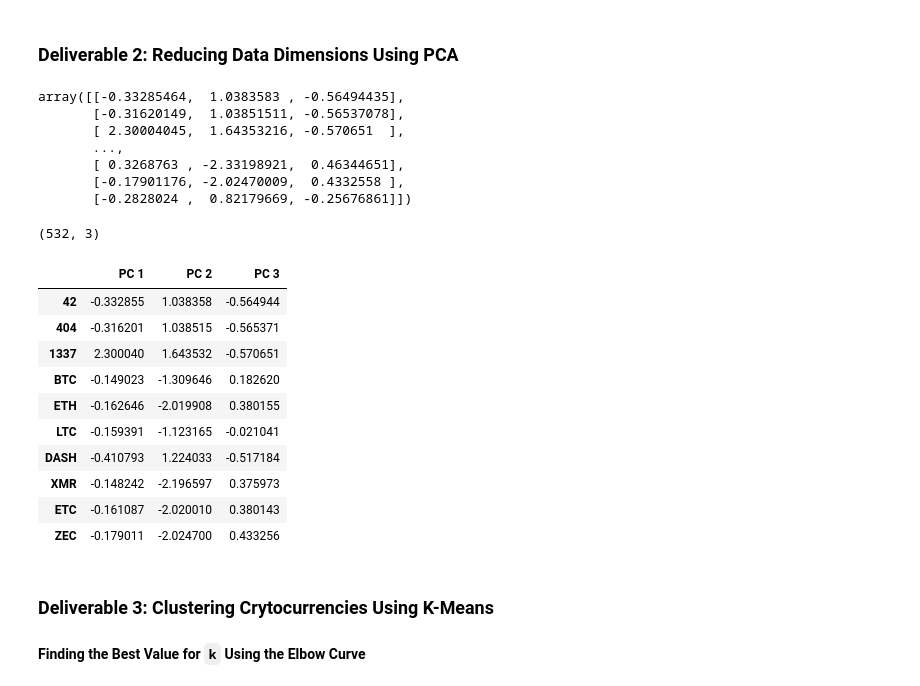
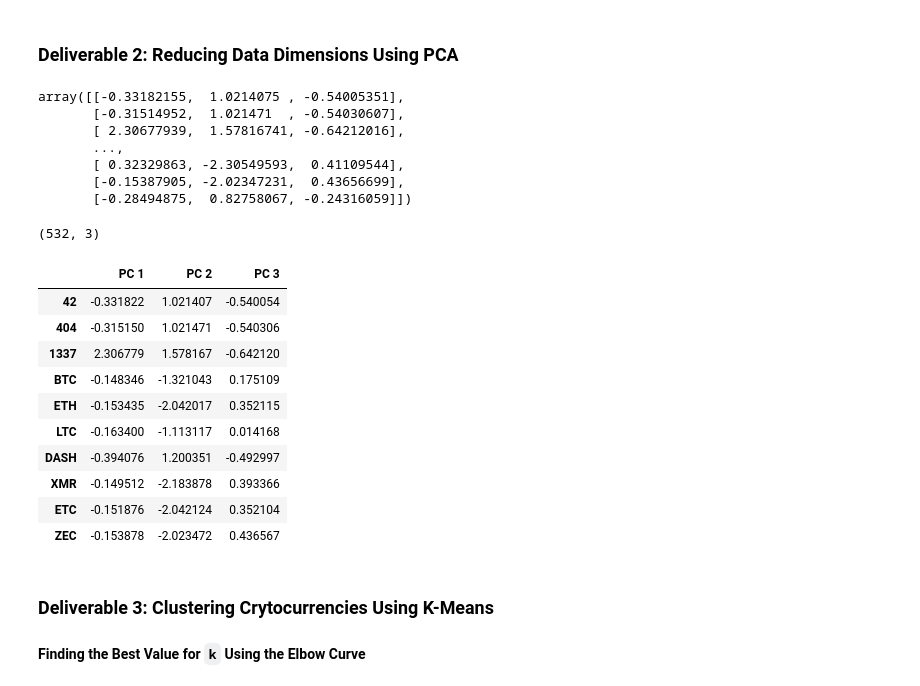
Before and after one commit to Copperminer02/Cryptocurrencies, a Jupyter notebook: crypto_clustering.ipynb, the cells around one changed output. Cells and saved outputs as stored; diff of their text form; code cells hidden in the pictures.

Commit message:
reduced data dimension with PCA

```diff
--- a/crypto_clustering.ipynb
+++ b/crypto_clustering.ipynb
@@ -206,30 +206,36 @@ print(X_scaled[0:5])
 # %%
 # Using PCA to reduce dimension to three principal components.
 # YOUR CODE HERE
+pca = PCA(n_components=3)
+X_pca = pca.fit_transform(X_scaled)
+X_pca
 # %% [output]
-array([[-0.33285464,  1.0383583 , -0.56494435],
-       [-0.31620149,  1.03851511, -0.56537078],
-       [ 2.30004045,  1.64353216, -0.570651  ],
+array([[-0.33182155,  1.0214075 , -0.54005351],
+       [-0.31514952,  1.021471  , -0.54030607],
+       [ 2.30677939,  1.57816741, -0.64212016],
        ...,
-       [ 0.3268763 , -2.33198921,  0.46344651],
-       [-0.17901176, -2.02470009,  0.4332558 ],
-       [-0.2828024 ,  0.82179669, -0.25676861]])
+       [ 0.32329863, -2.30549593,  0.41109544],
+       [-0.15387905, -2.02347231,  0.43656699],
+       [-0.28494875,  0.82758067, -0.24316059]])
 # %%
 # Create a DataFrame with the three principal components.
 # YOUR CODE HERE
+pcs_df = pd.DataFrame(X_pca, columns=["PC 1", "PC 2", "PC 3"], index = crypto_df.index)
+print(pcs_df.shape)
+pcs_df.head(10)
 # %% [output]
 (532, 3)
 |  | PC 1 | PC 2 | PC 3 |
-| 42 | -0.332855 | 1.038358 | -0.564944 |
-| 404 | -0.316201 | 1.038515 | -0.565371 |
-| 1337 | 2.300040 | 1.643532 | -0.570651 |
-| BTC | -0.149023 | -1.309646 | 0.182620 |
-| ETH | -0.162646 | -2.019908 | 0.380155 |
-| LTC | -0.159391 | -1.123165 | -0.021041 |
-| DASH | -0.410793 | 1.224033 | -0.517184 |
-| XMR | -0.148242 | -2.196597 | 0.375973 |
-| ETC | -0.161087 | -2.020010 | 0.380143 |
-| ZEC | -0.179011 | -2.024700 | 0.433256 |
+| 42 | -0.331822 | 1.021407 | -0.540054 |
+| 404 | -0.315150 | 1.021471 | -0.540306 |
+| 1337 | 2.306779 | 1.578167 | -0.642120 |
+| BTC | -0.148346 | -1.321043 | 0.175109 |
+| ETH | -0.153435 | -2.042017 | 0.352115 |
+| LTC | -0.163400 | -1.113117 | 0.014168 |
+| DASH | -0.394076 | 1.200351 | -0.492997 |
+| XMR | -0.149512 | -2.183878 | 0.393366 |
+| ETC | -0.151876 | -2.042124 | 0.352104 |
+| ZEC | -0.153878 | -2.023472 | 0.436567 |
 # %% [markdown]
 ### Deliverable 3: Clustering Crytocurrencies Using K-Means
 
```
